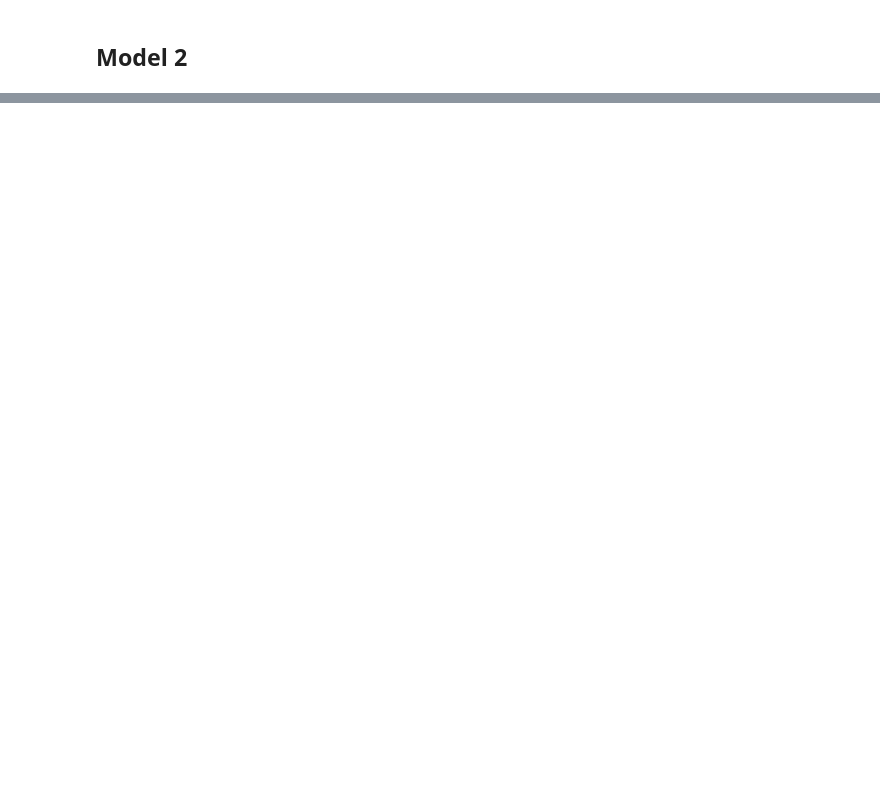
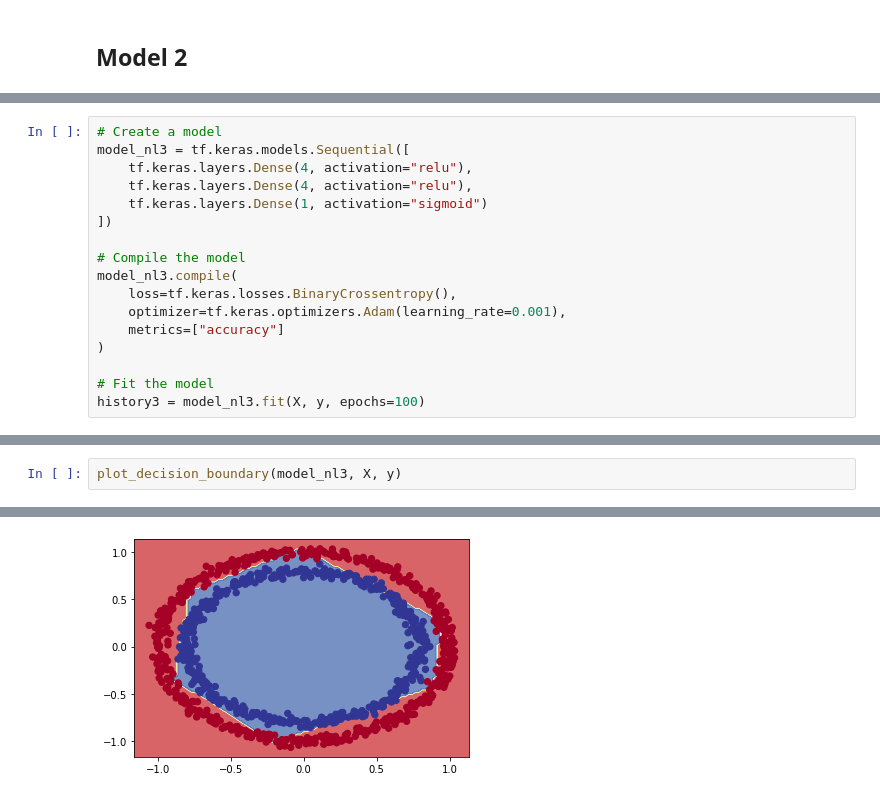
Before and after one commit to LazaUK/UdemyProjects-TensorFlow, a Jupyter notebook: Project4_NNClassification/TensorFlow_04_IntroClassNN_Nonlinear.ipynb, the cells around one changed output, grey strips where cells are left out. Saved outputs shown, nothing was run; the diff lists cells and outputs as text; blank space fills up the shorter version.

```diff
--- a/Project4_NNClassification/TensorFlow_04_IntroClassNN_Nonlinear.ipynb
+++ b/Project4_NNClassification/TensorFlow_04_IntroClassNN_Nonlinear.ipynb
@@ -137,0 +140,17 @@ Doing binary classification
+# %%
+# Create a model
+model_nl3 = tf.keras.models.Sequential([
+    tf.keras.layers.Dense(4, activation="relu"),
+    tf.keras.layers.Dense(4, activation="relu"),
+    tf.keras.layers.Dense(1, activation="sigmoid")
+])
+
+# Compile the model
+model_nl3.compile(
+    loss=tf.keras.losses.BinaryCrossentropy(),
+    optimizer=tf.keras.optimizers.Adam(learning_rate=0.001),
+    metrics=["accuracy"]
+)
+
+# Fit the model
+history3 = model_nl3.fit(X, y, epochs=100)
@@ -137,0 +175,3 @@ Doing binary classification
+# %%
+plot_decision_boundary(model_nl3, X, y)
+# %% [output]
@@ -137,0 +180 @@ Doing binary classification
+[figure, added]
```
Also changed, not shown: parts of 7 cells of this notebook.
